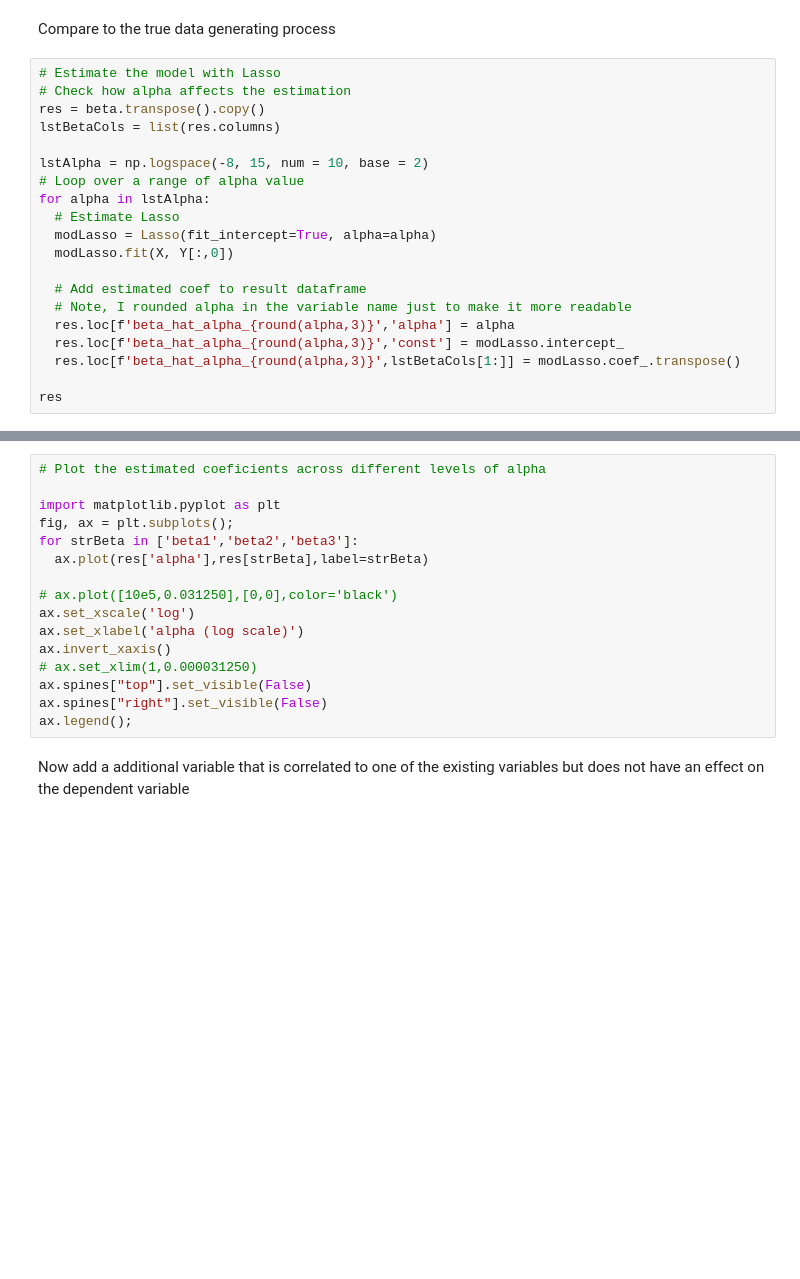
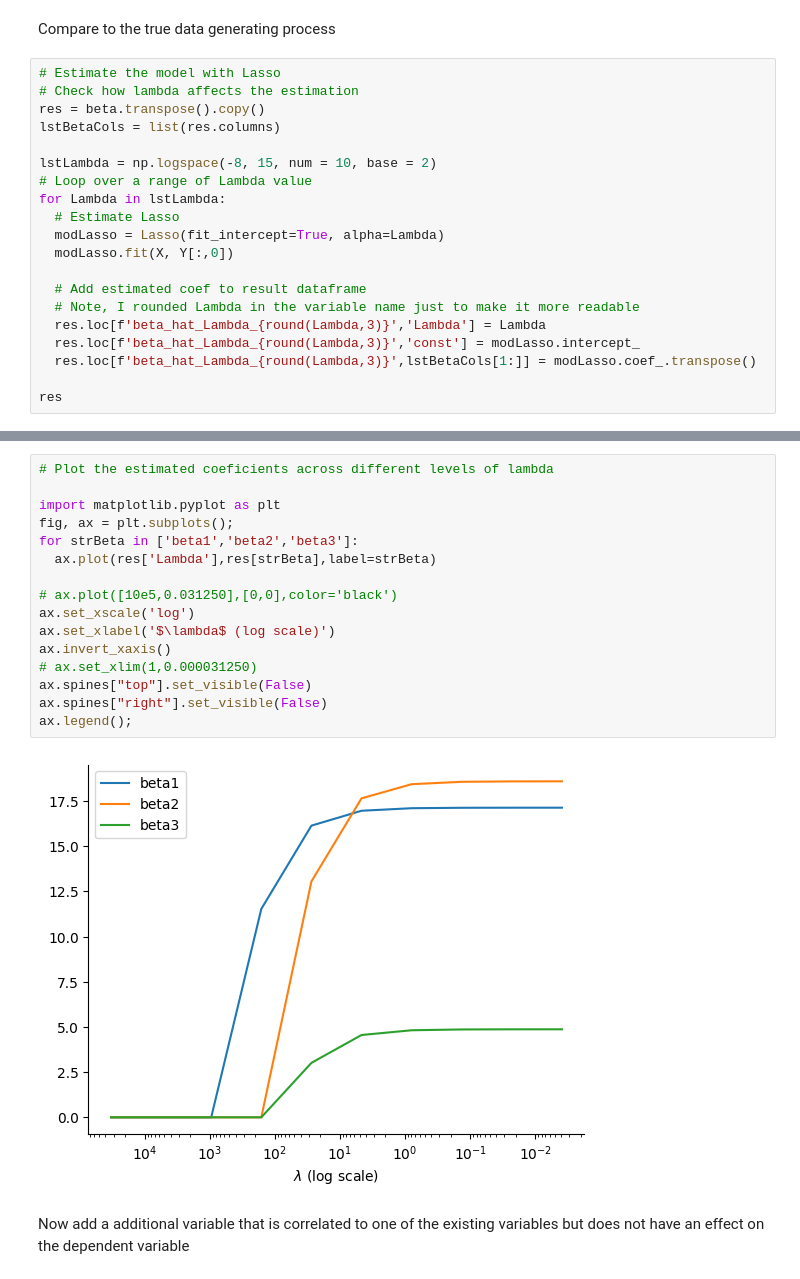
Before and after one commit to agpo-ilr-uni-bonn/PromotionskollegModule6800_2024, a Jupyter notebook: 6800_Day1.ipynb, the cells around one changed output, grey strips where cells are left out. Drawn from its saved outputs; the diff is of its cells as text; blank space fills up the shorter version.

```diff
--- a/6800_Day1.ipynb
+++ b/6800_Day1.ipynb
@@ -508,21 +727,21 @@ Run LASSO on simulated data
 Compare to the true data generating process
 # %%
 # Estimate the model with Lasso
-# Check how alpha affects the estimation
+# Check how lambda affects the estimation
 res = beta.transpose().copy()
 lstBetaCols = list(res.columns)
 
-lstAlpha = np.logspace(-8, 15, num = 10, base = 2)
-# Loop over a range of alpha value
-for alpha in lstAlpha:
+lstLambda = np.logspace(-8, 15, num = 10, base = 2)
+# Loop over a range of Lambda value
+for Lambda in lstLambda:
   # Estimate Lasso
-  modLasso = Lasso(fit_intercept=True, alpha=alpha)
+  modLasso = Lasso(fit_intercept=True, alpha=Lambda)
   modLasso.fit(X, Y[:,0])
 
   # Add estimated coef to result dataframe
-  # Note, I rounded alpha in the variable name just to make it more readable
-  res.loc[f'beta_hat_alpha_{round(alpha,3)}','alpha'] = alpha
-  res.loc[f'beta_hat_alpha_{round(alpha,3)}','const'] = modLasso.intercept_
-  res.loc[f'beta_hat_alpha_{round(alpha,3)}',lstBetaCols[1:]] = modLasso.coef_.transpose()
+  # Note, I rounded Lambda in the variable name just to make it more readable
+  res.loc[f'beta_hat_Lambda_{round(Lambda,3)}','Lambda'] = Lambda
+  res.loc[f'beta_hat_Lambda_{round(Lambda,3)}','const'] = modLasso.intercept_
+  res.loc[f'beta_hat_Lambda_{round(Lambda,3)}',lstBetaCols[1:]] = modLasso.coef_.transpose()
 
 res
@@ -529,19 +761,21 @@ res
 # %%
-# Plot the estimated coeficients across different levels of alpha
+# Plot the estimated coeficients across different levels of lambda
 
 import matplotlib.pyplot as plt
 fig, ax = plt.subplots();
 for strBeta in ['beta1','beta2','beta3']:
-  ax.plot(res['alpha'],res[strBeta],label=strBeta)
+  ax.plot(res['Lambda'],res[strBeta],label=strBeta)
 
 # ax.plot([10e5,0.031250],[0,0],color='black')
 ax.set_xscale('log')
-ax.set_xlabel('alpha (log scale)')
+ax.set_xlabel('$\lambda$ (log scale)')
 ax.invert_xaxis()
 # ax.set_xlim(1,0.000031250)
 ax.spines["top"].set_visible(False)
 ax.spines["right"].set_visible(False)
 ax.legend();
+# %% [output]
+[figure, added]
 # %% [markdown]
 Now add a additional variable that is correlated to one of the existing variables but does not have an effect on the dependent variable
 # %%
```
Also changed, not shown: parts of 32 cells of this notebook.
